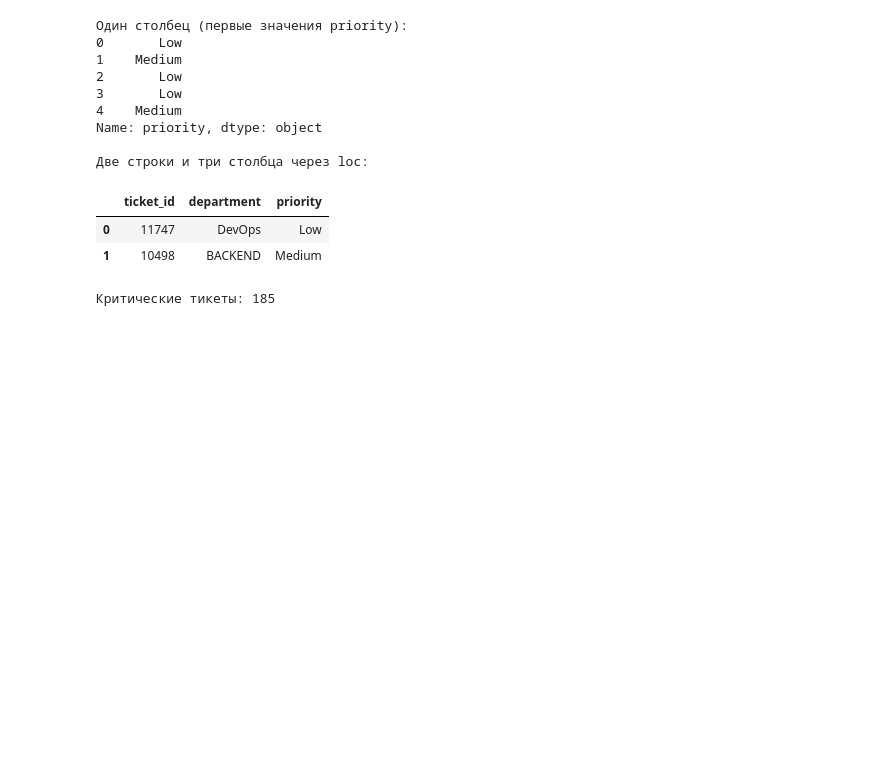
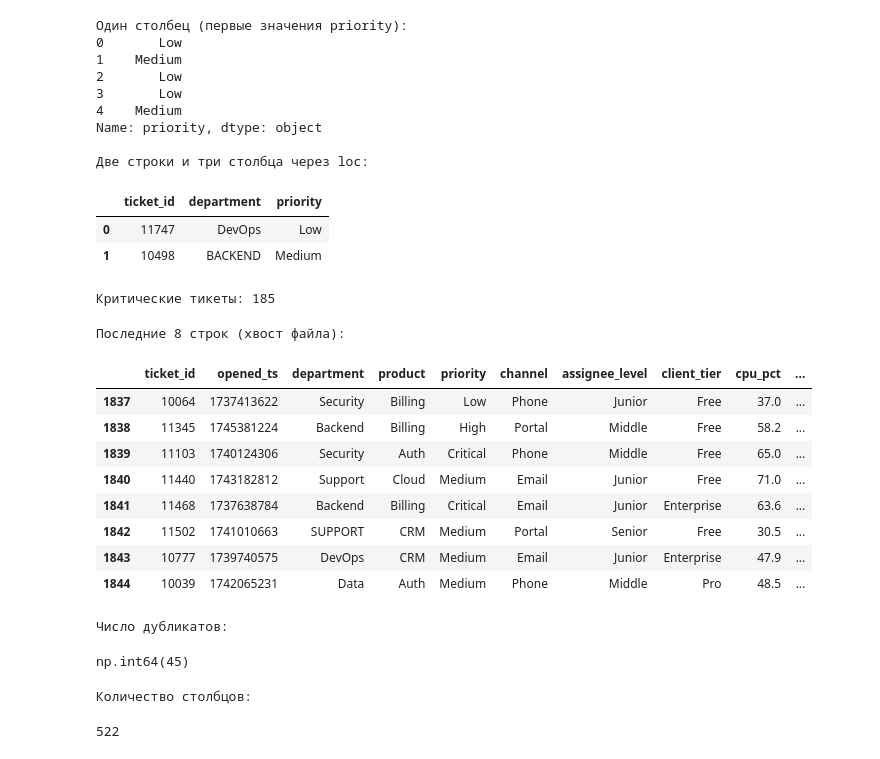
Before and after one commit to AstronomekDomansky/-.-1, a Jupyter notebook: СииБД1.ipynb, the cells around one changed output. Cells and saved outputs as stored; diff of their text form; code cells hidden in the pictures; blank space fills up the shorter version.

```diff
--- a/СииБД1.ipynb
+++ b/СииБД1.ipynb
@@ -182,3 +182,35 @@ Name: priority, dtype: object
 | 0 | 11747 | DevOps | Low |
 | 1 | 10498 | BACKEND | Medium |
 Критические тикеты: 185
+# %%
+# ВАШ КОД (Задание 1)
+
+# 1. Последние 8 строк
+print("Последние 8 строк (хвост файла):")
+df_raw.tail(8)
+# %% [output]
+Последние 8 строк (хвост файла):
+|  | ticket_id | opened_ts | department | product | priority | channel | assignee_level | client_tier | cpu_pct | ... |
+| 1837 | 10064 | 1737413622 | Security | Billing | Low | Phone | Junior | Free | 37.0 | ... |
+| 1838 | 11345 | 1745381224 | Backend | Billing | High | Portal | Middle | Free | 58.2 | ... |
+| 1839 | 11103 | 1740124306 | Security | Auth | Critical | Phone | Middle | Free | 65.0 | ... |
+| 1840 | 11440 | 1743182812 | Support | Cloud | Medium | Email | Junior | Free | 71.0 | ... |
+| 1841 | 11468 | 1737638784 | Backend | Billing | Critical | Email | Junior | Enterprise | 63.6 | ... |
+| 1842 | 11502 | 1741010663 | SUPPORT | CRM | Medium | Portal | Senior | Free | 30.5 | ... |
+| 1843 | 10777 | 1739740575 | DevOps | CRM | Medium | Email | Junior | Enterprise | 47.9 | ... |
+| 1844 | 10039 | 1742065231 | Data | Auth | Medium | Phone | Middle | Pro | 48.5 | ... |
+# %%
+# 2. Число дубликатов
+print("Число дубликатов:")
+df_raw.duplicated().sum()
+# %% [output]
+Число дубликатов:
+np.int64(45)
+# %%
+# 3. High или Critical, выбранные столбцы
+print("Количество столбцов:")
+subset = df_raw.loc[(df_raw["priority"]=="High" ) | (df_raw["priority"]=="Critical"), ["ticket_id", "department", "priority","resolve_hours"]]
+len(subset)
+# %% [output]
+Количество столбцов:
+522
```
Also changed, not shown: parts of 4 cells of this notebook.
